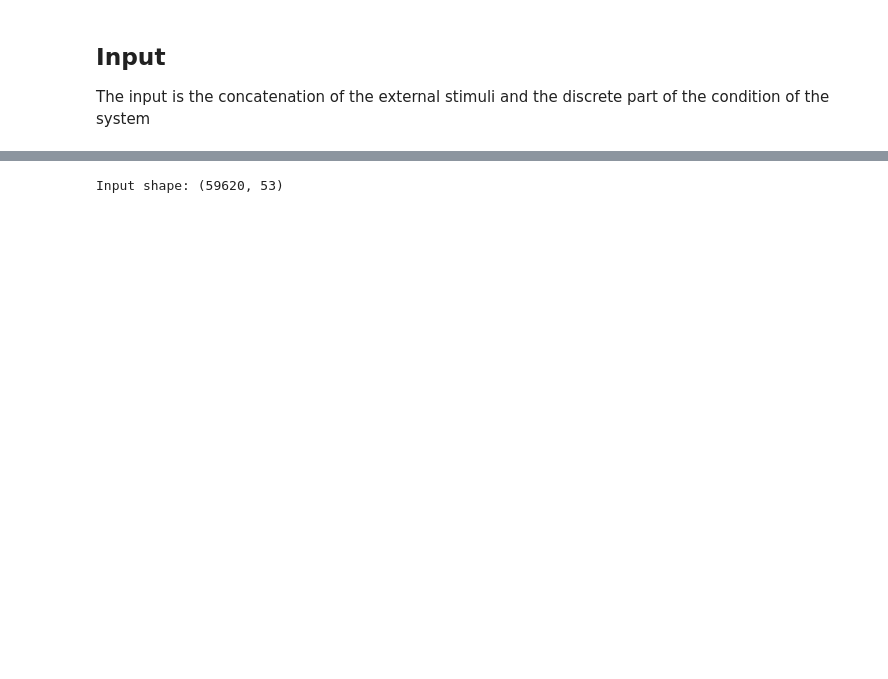
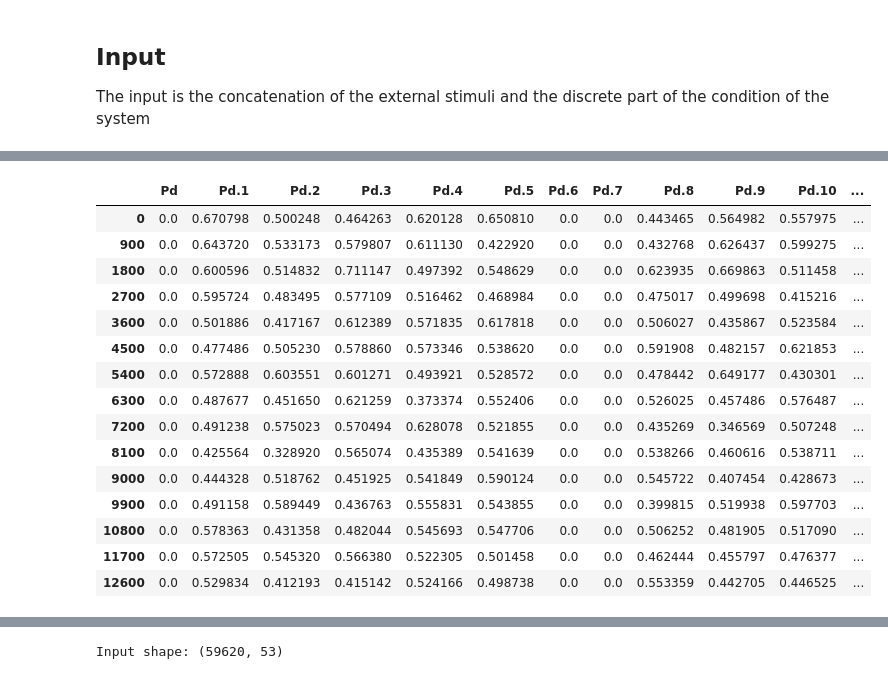
Before and after one commit to jpfutalef/IPTLC_BBMs, a Jupyter notebook: OPF_datasets.ipynb, the cells around one changed output, grey strips where cells are left out. Saved outputs shown, nothing was run; the diff lists cells and outputs as text; code cells hidden in the pictures; blank space fills up the shorter version.

```diff
--- a/OPF_datasets.ipynb
+++ b/OPF_datasets.ipynb
@@ -88,7 +88,3 @@ sim_theta_df.head()
 ## Input
 
 The input is the concatenation of the external stimuli and the discrete part of the condition of the system
-# %%
-# Obtain the discrete part of the condition. Those are all the columns that have "pi" in their name, excluding "piBus" and "piLoad"
-theta_pi_df = sim_theta_df.loc[:, sim_theta_df.columns.str.contains("pi") & ~sim_theta_df.columns.str.contains("piBus|piLoad")]
-theta_pi_df.head()
@@ -107,0 +144,4 @@ OPF_input.shape
+# %%
+# Create an input
+OPF_input_test = BBM_single_input.run(sim_u_df, sim_theta_df)
+OPF_input_test.head()
@@ -108,3 +155,24 @@ OPF_input.shape
+# %%
+# Normalize the input
+OPF_input_test_normalized = BBM_single_input.normalize(OPF_input_test, plant)
+OPF_input_test_normalized.head(15)
+# %% [output]
+|  | Pd | Pd.1 | Pd.2 | Pd.3 | Pd.4 | Pd.5 | Pd.6 | Pd.7 | Pd.8 | Pd.9 | Pd.10 | ... |
+| 0 | 0.0 | 0.670798 | 0.500248 | 0.464263 | 0.620128 | 0.650810 | 0.0 | 0.0 | 0.443465 | 0.564982 | 0.557975 | ... |
+| 900 | 0.0 | 0.643720 | 0.533173 | 0.579807 | 0.611130 | 0.422920 | 0.0 | 0.0 | 0.432768 | 0.626437 | 0.599275 | ... |
+| 1800 | 0.0 | 0.600596 | 0.514832 | 0.711147 | 0.497392 | 0.548629 | 0.0 | 0.0 | 0.623935 | 0.669863 | 0.511458 | ... |
+| 2700 | 0.0 | 0.595724 | 0.483495 | 0.577109 | 0.516462 | 0.468984 | 0.0 | 0.0 | 0.475017 | 0.499698 | 0.415216 | ... |
+| 3600 | 0.0 | 0.501886 | 0.417167 | 0.612389 | 0.571835 | 0.617818 | 0.0 | 0.0 | 0.506027 | 0.435867 | 0.523584 | ... |
+| 4500 | 0.0 | 0.477486 | 0.505230 | 0.578860 | 0.573346 | 0.538620 | 0.0 | 0.0 | 0.591908 | 0.482157 | 0.621853 | ... |
+| 5400 | 0.0 | 0.572888 | 0.603551 | 0.601271 | 0.493921 | 0.528572 | 0.0 | 0.0 | 0.478442 | 0.649177 | 0.430301 | ... |
+| 6300 | 0.0 | 0.487677 | 0.451650 | 0.621259 | 0.373374 | 0.552406 | 0.0 | 0.0 | 0.526025 | 0.457486 | 0.576487 | ... |
+| 7200 | 0.0 | 0.491238 | 0.575023 | 0.570494 | 0.628078 | 0.521855 | 0.0 | 0.0 | 0.435269 | 0.346569 | 0.507248 | ... |
+| 8100 | 0.0 | 0.425564 | 0.328920 | 0.565074 | 0.435389 | 0.541639 | 0.0 | 0.0 | 0.538266 | 0.460616 | 0.538711 | ... |
+| 9000 | 0.0 | 0.444328 | 0.518762 | 0.451925 | 0.541849 | 0.590124 | 0.0 | 0.0 | 0.545722 | 0.407454 | 0.428673 | ... |
+| 9900 | 0.0 | 0.491158 | 0.589449 | 0.436763 | 0.555831 | 0.543855 | 0.0 | 0.0 | 0.399815 | 0.519938 | 0.597703 | ... |
+| 10800 | 0.0 | 0.578363 | 0.431358 | 0.482044 | 0.545693 | 0.547706 | 0.0 | 0.0 | 0.506252 | 0.481905 | 0.517090 | ... |
+| 11700 | 0.0 | 0.572505 | 0.545320 | 0.566380 | 0.522305 | 0.501458 | 0.0 | 0.0 | 0.462444 | 0.455797 | 0.476377 | ... |
+| 12600 | 0.0 | 0.529834 | 0.412193 | 0.415142 | 0.524166 | 0.498738 | 0.0 | 0.0 | 0.553359 | 0.442705 | 0.446525 | ... |
 # %%
 # Save the input as a csv file
 input_path = processed_data_folder / "input_single_example.csv"
```
Also changed, not shown: parts of 24 cells of this notebook, 3 other files.
